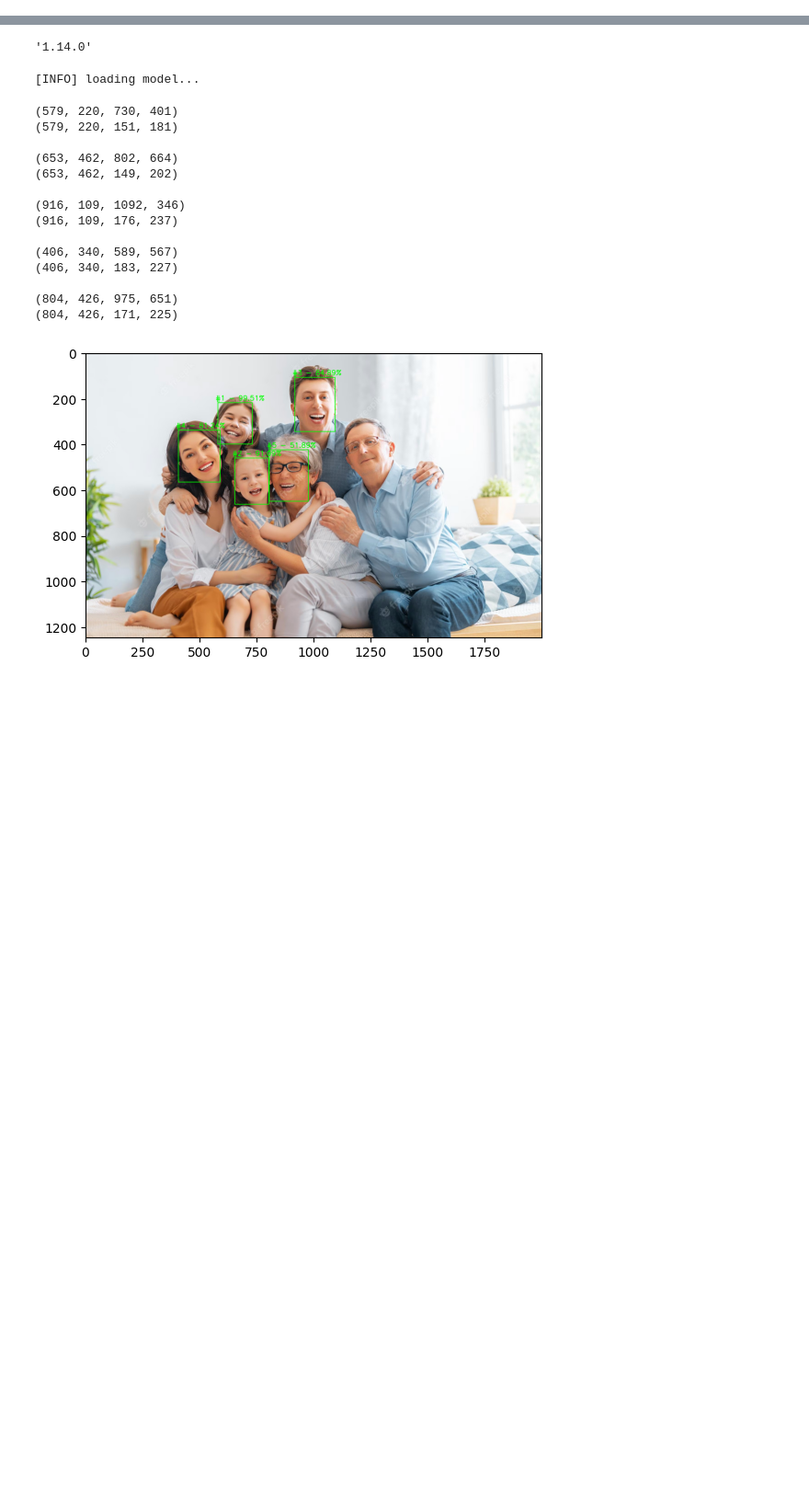
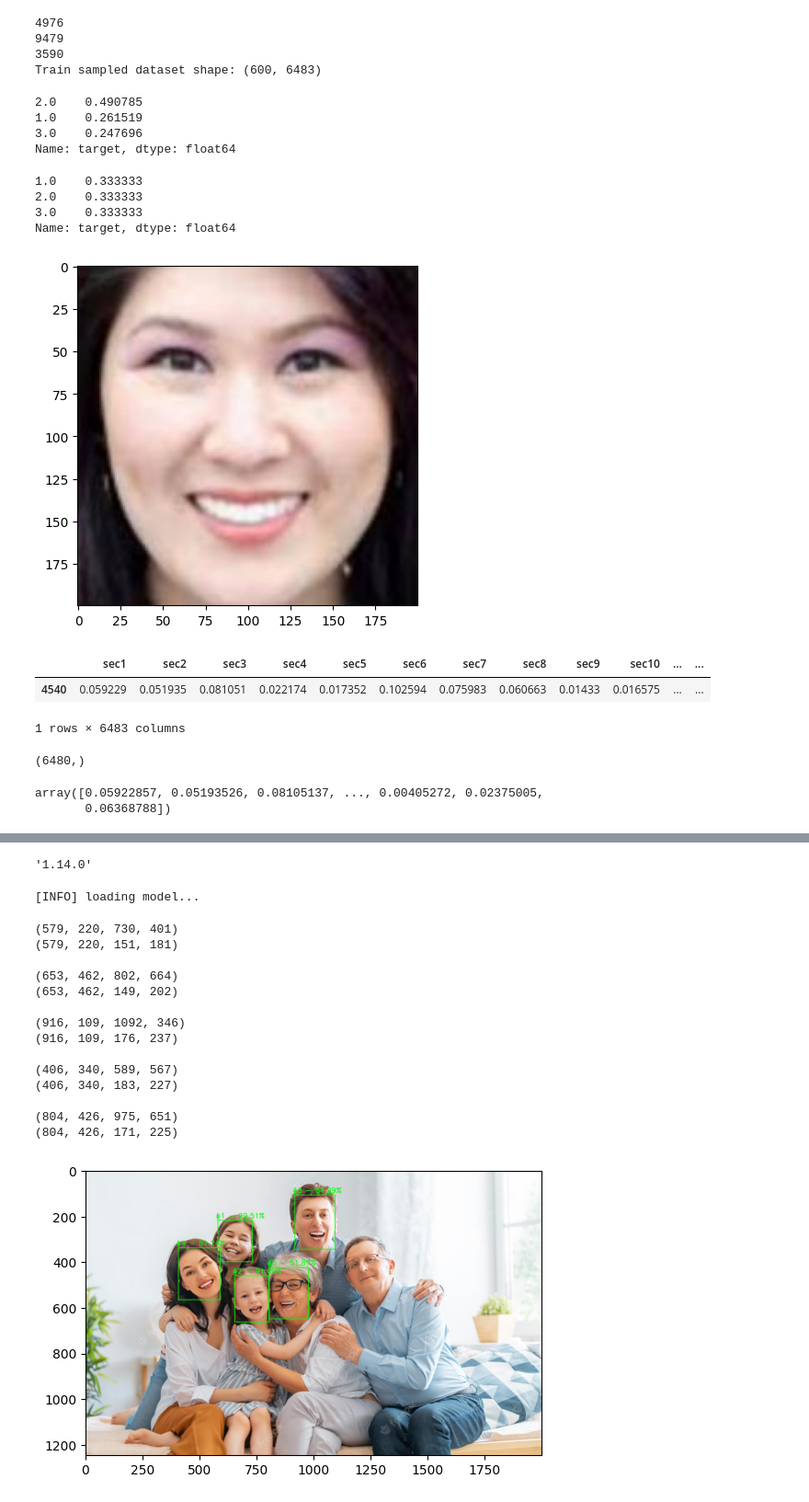
Before and after one commit to manhtung001/Age_Classification_ML, a Jupyter notebook: tmp_check.ipynb, the cells around one changed output, grey strips where cells are left out. Shown: that part at 92% size. Saved outputs shown, nothing was run; the diff lists cells and outputs as text; code cells hidden in the pictures; blank space fills up the shorter version.

```diff
--- a/tmp_check.ipynb
+++ b/tmp_check.ipynb
@@ -0,0 +96,39 @@
+# %%
+# Define the number of samples you want to keep for each age group
+train_samples_per_age_group = 200
+
+age_group_1_train = train_df[train_df['age'] < 15]
+age_group_2_train = train_df[(train_df['age'] > 21) & (train_df['age'] < 40)]
+age_group_3_train = train_df[train_df['age'] > 55]
+
+print(len(age_group_1_train))
+print(len(age_group_2_train))
+print(len(age_group_3_train))
+
+# Sample 50 random samples from each age group in your training dataset
+train_sampled_df = pd.concat([age_group_1_train.sample(n=train_samples_per_age_group, random_state=42),
+                              age_group_2_train.sample(n=train_samples_per_age_group, random_state=42),
+                              age_group_3_train.sample(n=train_samples_per_age_group, random_state=42)])
+
+
+# Print the shapes of the sampled datasets
+print(f"Train sampled dataset shape: {train_sampled_df.shape}")
+# %% [output]
+4976
+9479
+3590
+Train sampled dataset shape: (600, 6483)
+# %%
+train_df['target'].value_counts(normalize=True)
+# %% [output]
+2.0    0.490785
+1.0    0.261519
+3.0    0.247696
+Name: target, dtype: float64
+# %%
+train_sampled_df['target'].value_counts(normalize=True)
+# %% [output]
+1.0    0.333333
+2.0    0.333333
+3.0    0.333333
+Name: target, dtype: float64
@@ -0,0 +139,26 @@
+# %%
+# read an img
+img = cv2.imread("utils/combined_faces/30_2.jpg")
+# show img
+
+from matplotlib import pyplot as plt
+
+img_2_show = cv2.cvtColor(img, cv2.COLOR_BGR2RGB)
+plt.imshow(img_2_show)
+plt.show()
+# %% [output]
+[figure, added]
+# %%
+train_df[train_df['filename']=='30_2.jpg']
+# %% [output]
+|  | sec1 | sec2 | sec3 | sec4 | sec5 | sec6 | sec7 | sec8 | sec9 | sec10 | ... | ... |
+| 4540 | 0.059229 | 0.051935 | 0.081051 | 0.022174 | 0.017352 | 0.102594 | 0.075983 | 0.060663 | 0.01433 | 0.016575 | ... | ... |
+1 rows × 6483 columns
+# %%
+feature_from_csv = np.array(train_df[train_df['filename']=='30_2.jpg'].values.tolist()[0][:-3])
+print(feature_from_csv.shape)
+feature_from_csv
+# %% [output]
+(6480,)
+array([0.05922857, 0.05193526, 0.08105137, ..., 0.00405272, 0.02375005,
+       0.06368788])
```
Also changed, not shown: parts of 14 cells of this notebook, 1 other file.
